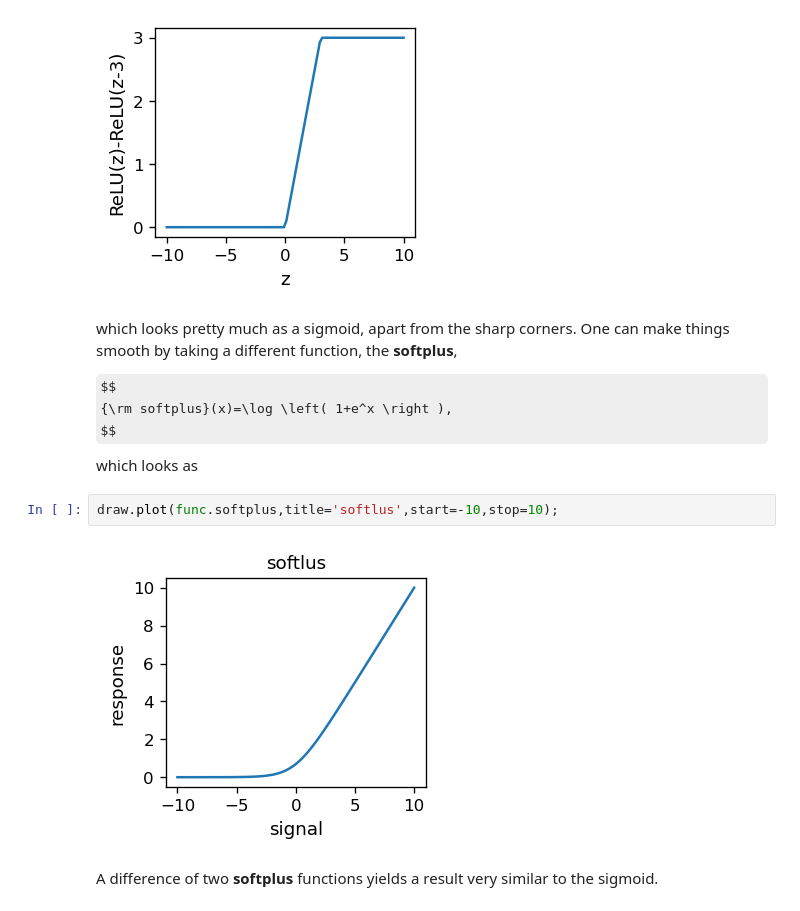
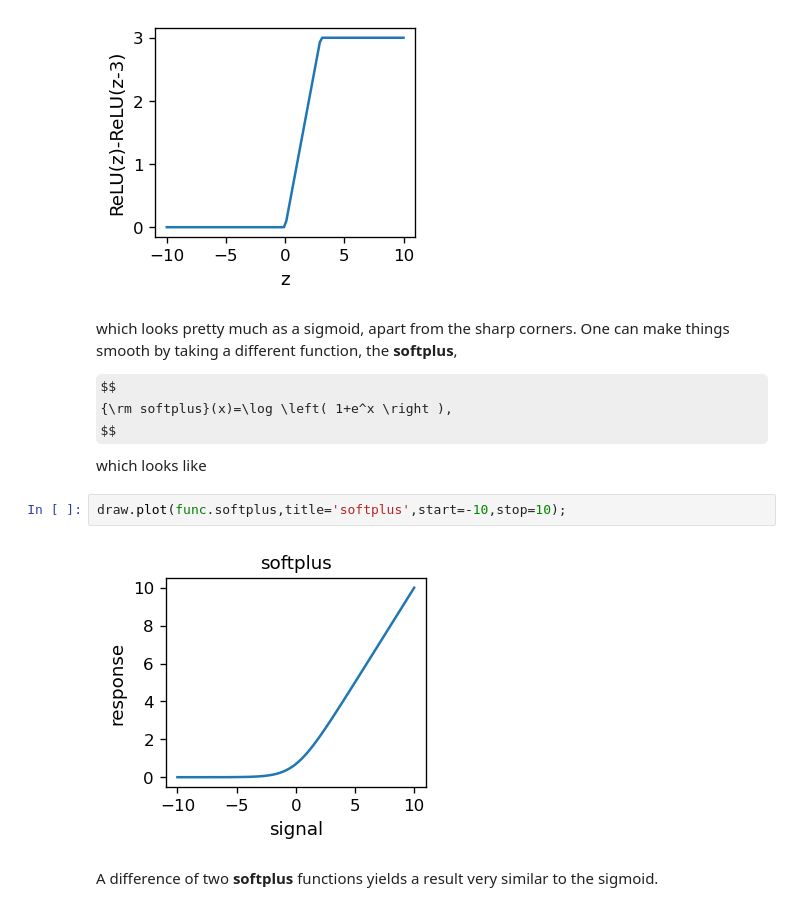
Before and after one commit to bronwojtek/neuralnets-in-raw-python, a Jupyter notebook: nn_book/_build/jupyter_execute/docs/rectification.ipynb, the cells around one changed output. Drawn from its saved outputs; the diff is of its cells as text; some formulas as TeX source.

```diff
--- a/nn_book/_build/jupyter_execute/docs/rectification.ipynb
+++ b/nn_book/_build/jupyter_execute/docs/rectification.ipynb
@@ -56,11 +56,11 @@ which looks pretty much as a sigmoid, apart from the sharp corners. One can make
 $$
 {\rm softplus}(x)=\log \left( 1+e^x \right ),
 $$
-which looks as
+which looks like
 # %%
-draw.plot(func.softplus,title='softlus',start=-10,stop=10);
+draw.plot(func.softplus,title='softplus',start=-10,stop=10);
 # %% [output]
-[figure, old version]
+[figure, new version]
 # %% [markdown]
 A difference of two **softplus** functions yields a result very similar to the sigmoid.
 # %%
```
Also changed, not shown: parts of 5 cells of this notebook, 25 other files.
